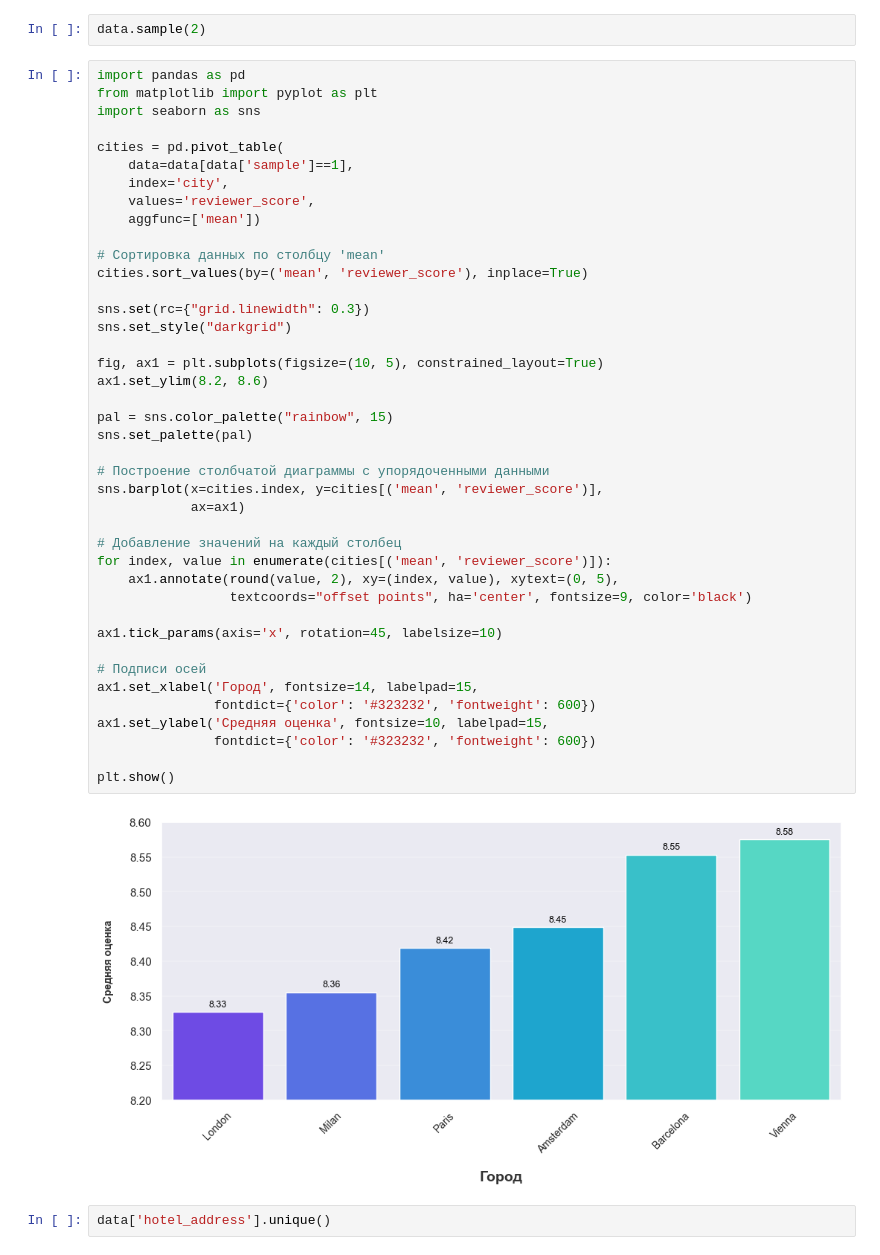
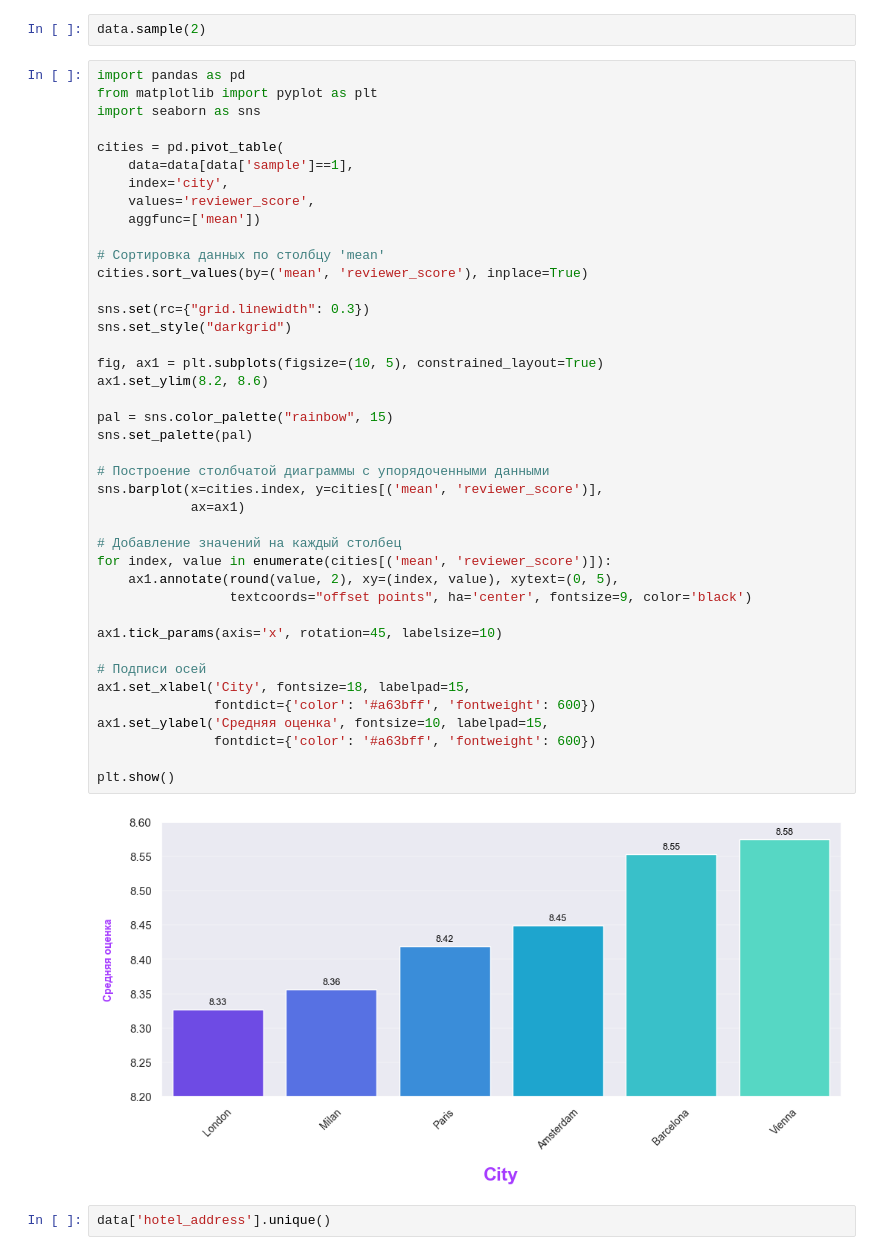
Before and after one commit to Wladeemer/SF_DSPR-111-PROJECT-3-EDA_Feature_Engineering_Kaggle, a Jupyter notebook: Booking_reviews.ipynb, the cells around one changed output. Drawn from its saved outputs; the diff is of its cells as text.

Commit message:
plot-2-180723

```diff
--- a/Booking_reviews.ipynb
+++ b/Booking_reviews.ipynb
@@ -705,37 +705,37 @@ cities = pd.pivot_table(
     aggfunc=['mean'])
 
 # Сортировка данных по столбцу 'mean'
 cities.sort_values(by=('mean', 'reviewer_score'), inplace=True)
 
 sns.set(rc={"grid.linewidth": 0.3})
 sns.set_style("darkgrid")
 
 fig, ax1 = plt.subplots(figsize=(10, 5), constrained_layout=True)
 ax1.set_ylim(8.2, 8.6)
 
 pal = sns.color_palette("rainbow", 15)
 sns.set_palette(pal)
 
 # Построение столбчатой диаграммы с упорядоченными данными
 sns.barplot(x=cities.index, y=cities[('mean', 'reviewer_score')],
             ax=ax1)
 
 # Добавление значений на каждый столбец
 for index, value in enumerate(cities[('mean', 'reviewer_score')]):
     ax1.annotate(round(value, 2), xy=(index, value), xytext=(0, 5),
                  textcoords="offset points", ha='center', fontsize=9, color='black')
 
 ax1.tick_params(axis='x', rotation=45, labelsize=10)
 
 # Подписи осей
-ax1.set_xlabel('Город', fontsize=14, labelpad=15,
-               fontdict={'color': '#323232', 'fontweight': 600})
+ax1.set_xlabel('City', fontsize=18, labelpad=15,
+               fontdict={'color': '#a63bff', 'fontweight': 600})
 ax1.set_ylabel('Средняя оценка', fontsize=10, labelpad=15,
-               fontdict={'color': '#323232', 'fontweight': 600})
+               fontdict={'color': '#a63bff', 'fontweight': 600})
 
 plt.show()
 # %% [output]
-[figure, old version]
+[figure, new version]
 # %%
 data['hotel_address'].unique()
 # %% [output]
```
Also changed, not shown: parts of 8 cells of this notebook.
